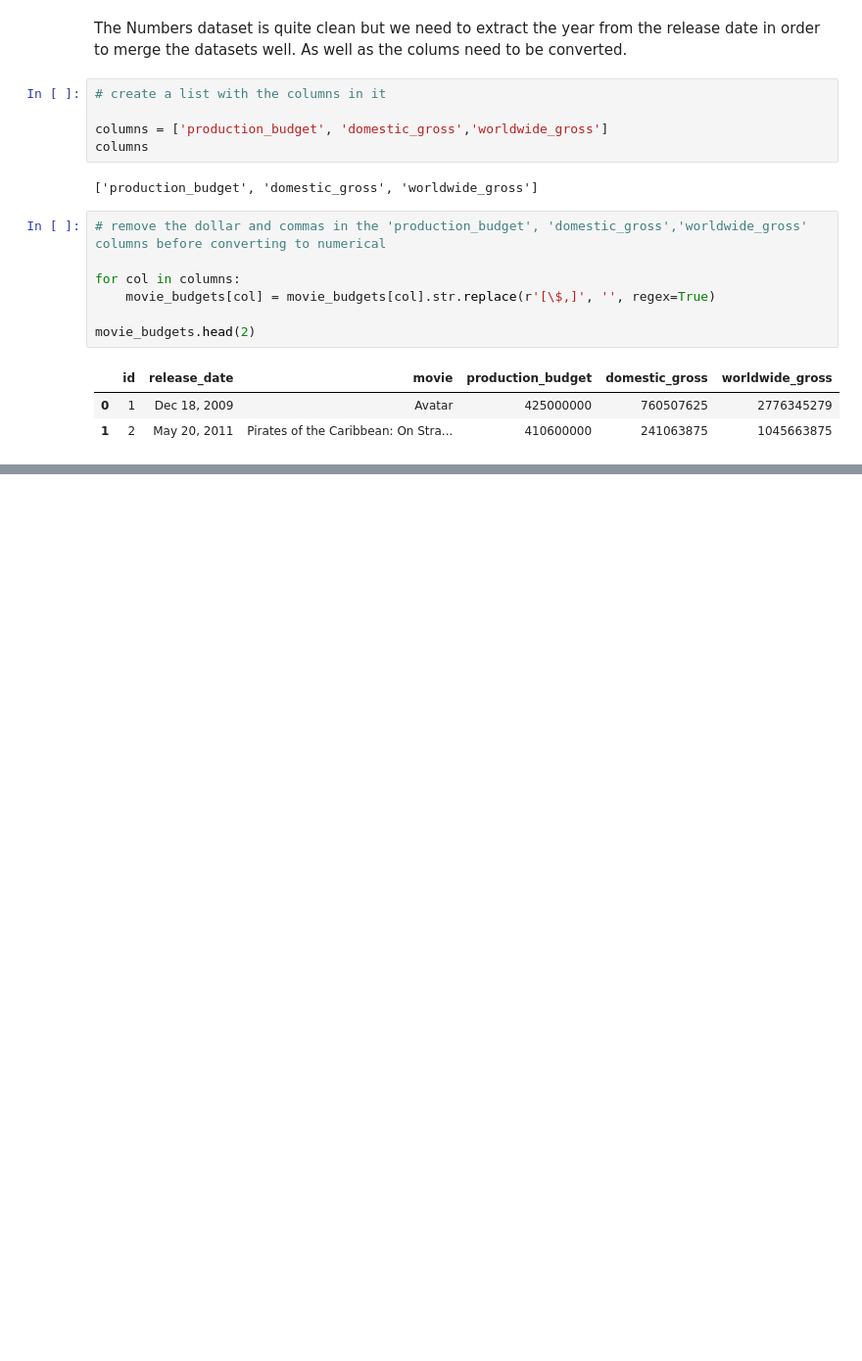
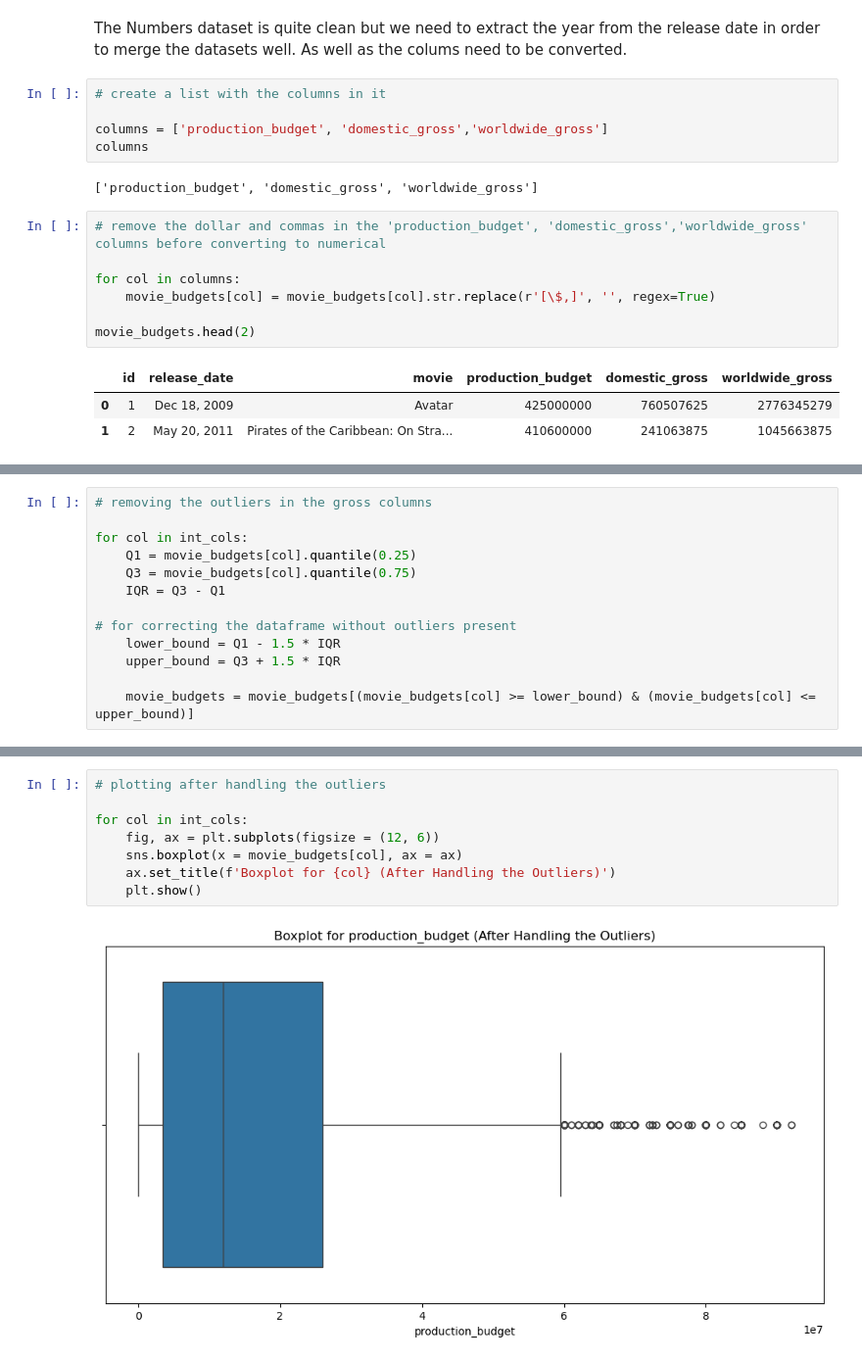
Before and after one commit to JuneHenia/Phase-2-Movie-Project, a Jupyter notebook: notebook/Movie Analysis Project.ipynb, the cells around one changed output, grey strips where cells are left out. Shown at 98% size. Saved outputs shown, nothing was run; the diff lists cells and outputs as text; blank space fills up the shorter version.

```diff
--- a/notebook/Movie Analysis Project.ipynb
+++ b/notebook/Movie Analysis Project.ipynb
@@ -276,0 +346,13 @@ memory usage: 271.2+ KB
+# %%
+# removing the outliers in the gross columns
+
+for col in int_cols:
+    Q1 = movie_budgets[col].quantile(0.25)
+    Q3 = movie_budgets[col].quantile(0.75)
+    IQR = Q3 - Q1
+
+# for correcting the dataframe without outliers present
+    lower_bound = Q1 - 1.5 * IQR
+    upper_bound = Q3 + 1.5 * IQR
+
+    movie_budgets = movie_budgets[(movie_budgets[col] >= lower_bound) & (movie_budgets[col] <= upper_bound)]
@@ -276,0 +363,10 @@ memory usage: 271.2+ KB
+# %%
+# plotting after handling the outliers
+
+for col in int_cols:
+    fig, ax = plt.subplots(figsize = (12, 6))
+    sns.boxplot(x = movie_budgets[col], ax = ax)
+    ax.set_title(f'Boxplot for {col} (After Handling the Outliers)')
+    plt.show()
+# %% [output]
+[figure, added]
```
Also changed, not shown: parts of 13 cells of this notebook.
